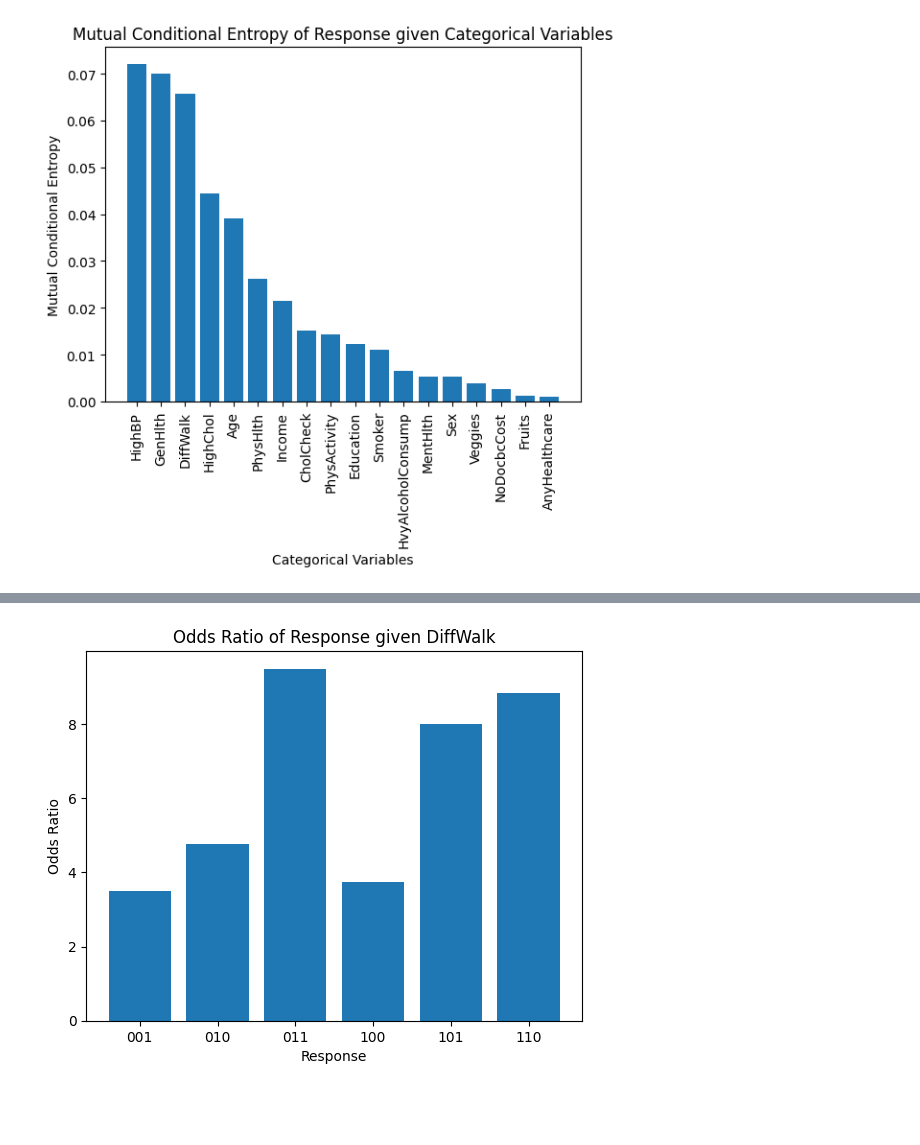
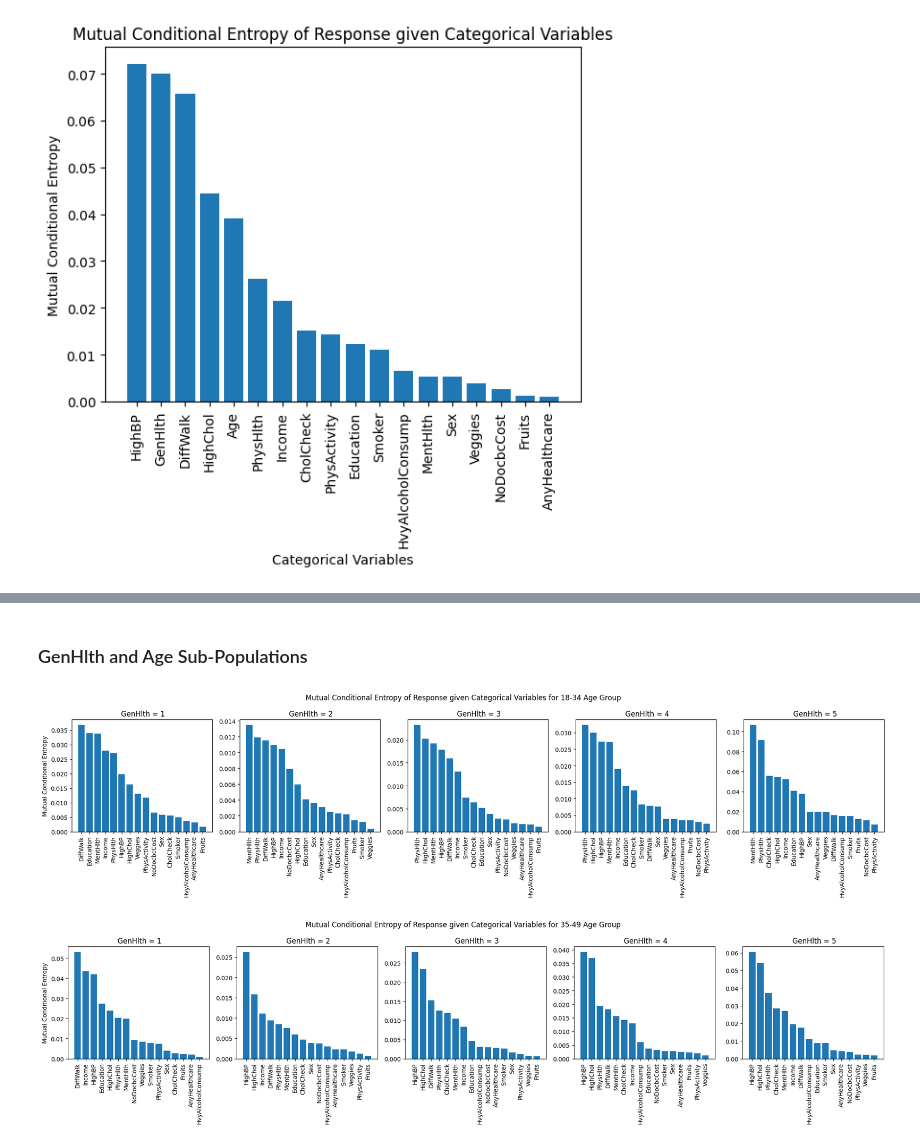
Before and after one commit to CYoung73/STA160-Midterm, a Jupyter notebook: STA160_Midterm_EDA.ipynb, the cells around one changed output, grey strips where cells are left out. Cells and saved outputs as stored; diff of their text form; code cells hidden in the pictures; blank space fills up the shorter version.

Commit message:
genhlth & age subpops mce

```diff
--- a/STA160_Midterm_EDA.ipynb
+++ b/STA160_Midterm_EDA.ipynb
@@ -25,6 +25,9 @@ data
 # %%
 columns = list(data.columns)
 categorical_vars = columns[:3] + columns[4:-1]
+# %%
+age_group_map = {'18-24': '18-34', '25-29': '18-34', '30-34': '18-34', '35-39': '35-49', '40-44': '35-49', '45-49': '35-49', '50-54': '50-64', '55-59': '50-64', '60-64': '50-64', '65-69': '65+', '70-74': '65+', '75-79': '65+', '80+': '65+'}
+data['Age Group'] = data['Age'].map(age_group_map)
 # %% [markdown]
 # EDA
 # %% [markdown]
@@ -409,7 +412,7 @@ def mutual_conditional_entropy(data, x, y):
 
     return mce_y_x
 # %%
-mutual_conditional_entropies = {var: mutual_conditional_entropy(data, 'Response', var) for var in categorical_vars}
+mutual_conditional_entropies = {var: mutual_conditional_entropy(data, var, 'Response') for var in categorical_vars}
 # %%
 # sorted mutual conditional entropies
 sorted_mutual_conditional_entropies = dict(sorted(mutual_conditional_entropies.items(), key=lambda x: x[1], reverse=True))
@@ -566,12 +429,4 @@ plt.show()
-# %%
-# plot of odds ratio given DiffWalk
-# odds of getting each response if DiffWalk = 1 vs odds of getting each response if DiffWalk = 0
-diff_walk_odds_ratios = odds_ratio(data, 'DiffWalk', 'Response')
-plt.bar(diff_walk_odds_ratios['Response'], diff_walk_odds_ratios['Odds Ratio'])
-plt.title('Odds Ratio of Response given DiffWalk')
-plt.xlabel('Response')
-plt.ylabel('Odds Ratio')
-plt.xticks(rotation=0)
-plt.show()
-# %% [output]
-[figure, removed]
+# %% [markdown]
+### GenHlth and Age Sub-Populations
+# %%
+variables_of_interest = ['HighBP', 'DiffWalk', 'HighChol', 'PhysHlth', 'Income', 'CholCheck', 'PhysActivity', 'Education', 'Smoker', 'HvyAlcoholConsump', 'MentHlth', 'Sex', 'Veggies', 'NoDocbcCost', 'Fruits', 'AnyHealthcare']
@@ -577,0 +446,34 @@ plt.show()
+# %%
+def plot_mutual_conditional_entropy_per_genhlth_and_age_group(data, age_group):
+
+    data = data[data['Age Group'] == age_group]
+
+    n = int(len(data['GenHlth'].unique()))
+
+    fig, axs = plt.subplots(1, n, figsize=(20, 5))
+
+    for val in sorted(data['GenHlth'].unique()):
+        val = int(val)
+        data_val = data[data['GenHlth'] == val]
+
+        mutual_conditional_entropies = {var: mutual_conditional_entropy(data_val, var, 'Response') for var in variables_of_interest}
+
+        sorted_mutual_conditional_entropies = dict(sorted(mutual_conditional_entropies.items(), key=lambda x: x[1], reverse=True))
+
+        axs[val-1].bar(sorted_mutual_conditional_entropies.keys(), sorted_mutual_conditional_entropies.values())
+        axs[val-1].set_title(f' GenHlth = {val}')
+        axs[val-1].xaxis.set_tick_params(rotation=90)
+
+    fig.suptitle(f'Mutual Conditional Entropy of Response given Categorical Variables for {age_group} Age Group')
+    axs[0].set_ylabel('Mutual Conditional Entropy')
+    plt.tight_layout()
+    plt.show()
+    return
+# %%
+plot_mutual_conditional_entropy_per_genhlth_and_age_group(data, '18-34')
+# %% [output]
+[figure, added]
+# %%
+plot_mutual_conditional_entropy_per_genhlth_and_age_group(data, '35-49')
+# %% [output]
+[figure, added]
```
Also changed, not shown: parts of 16 cells of this notebook.
